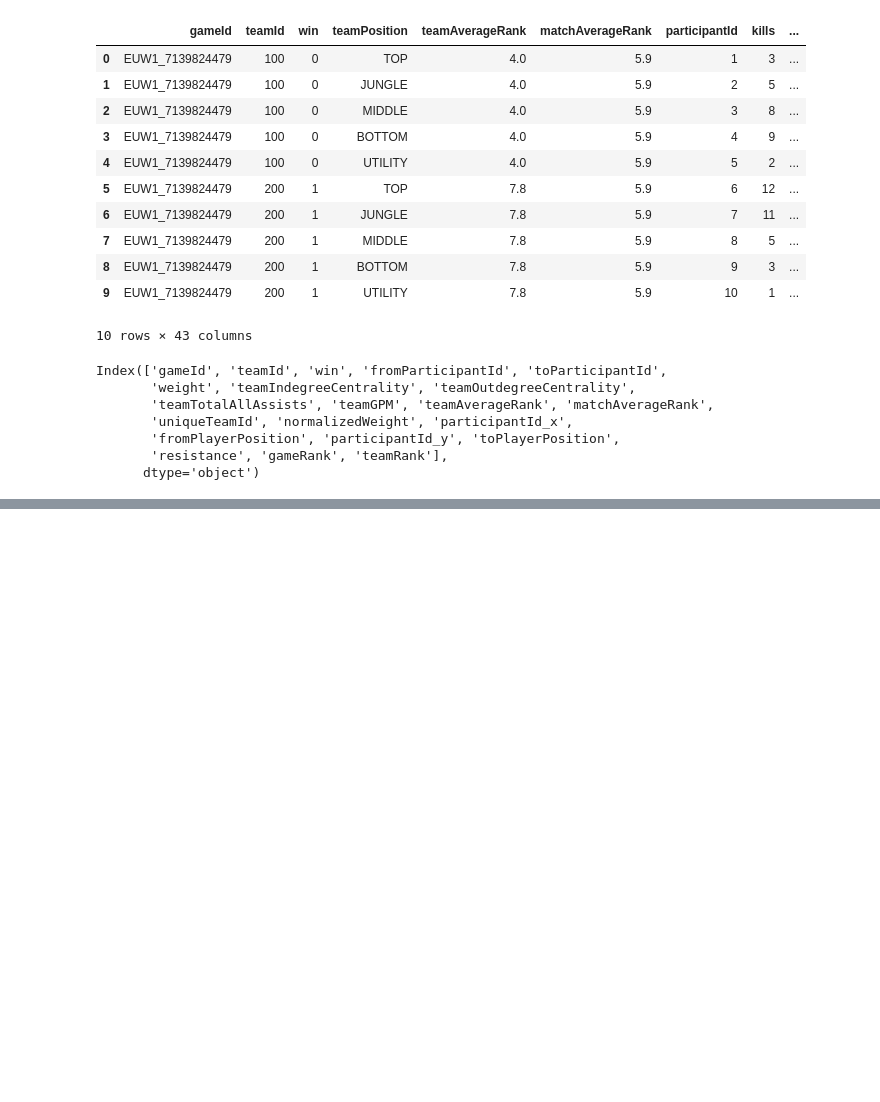
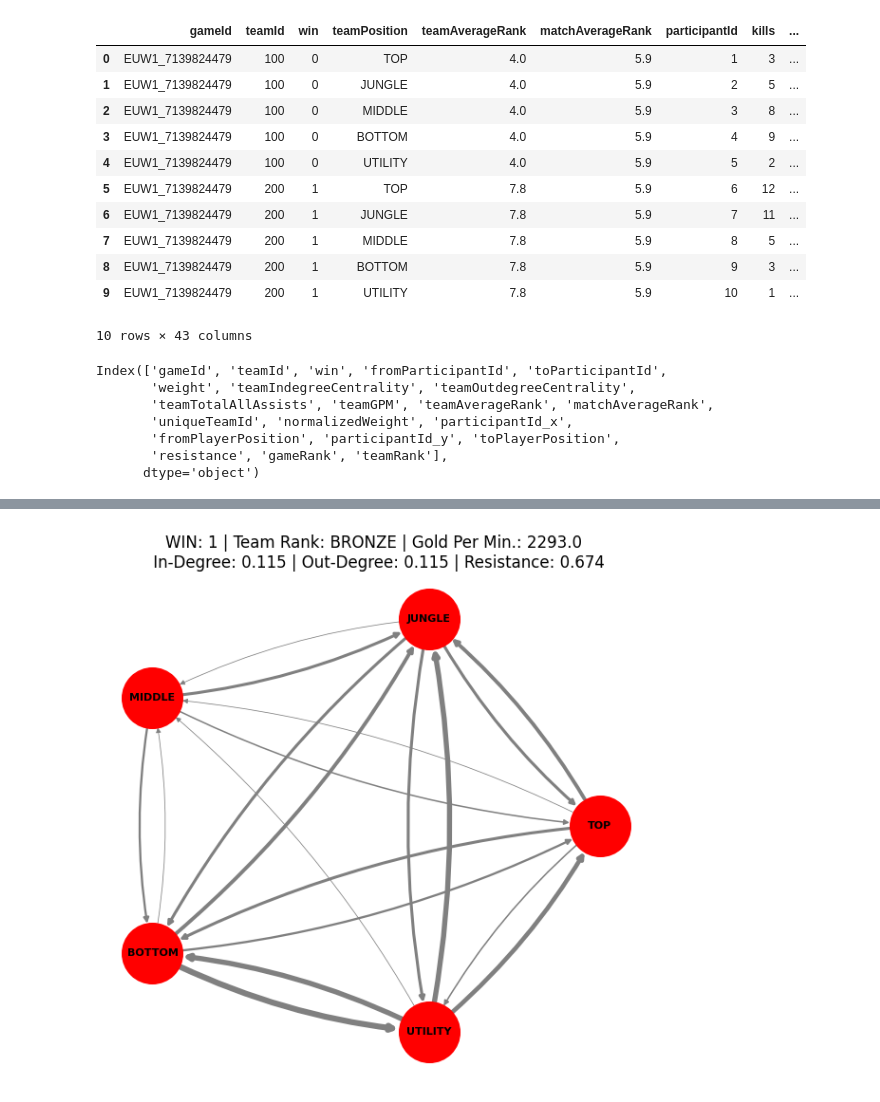
Before and after one commit to TDI-Lab/Collective-Intelligence-LoL, a Jupyter notebook: notebooks/totalMatchAnalysis.ipynb, the cells around one changed output, grey strips where cells are left out. Saved outputs shown, nothing was run; the diff lists cells and outputs as text; code cells hidden in the pictures; blank space fills up the shorter version.

```diff
--- a/notebooks/totalMatchAnalysis.ipynb
+++ b/notebooks/totalMatchAnalysis.ipynb
@@ -763,0 +772,98 @@ for idx, gameId in enumerate(gameIds[0:2]):
+# %%
+### Selective selection of teams and matches
+
+# Bad Players and Bad Team
+# EUN1_3674432138 100 LOSS
+# EUN1_3674859389 200
+# TR1_1556136687 100
+# TR1_1557328989 100 -> select
+
+# Good player but bad team
+# EUW1_6989460298 100 LOSS -> select
+# EUN1_3675255343 100 LOSS
+# ME1_4881433 100 LOSS
+# ME1_4967396 100 -> select
+# TR1_1557321820 200
+
+# Good Players and Good Team
+# EUN1_3674082346 100
+# TR1_1557321820 100
+# TR1_1557947149 200 -> select
+# TR1_1558005152 200
+# TR1_1557328989 200
+
+# Bad Player but good team
+# EUW1_7118184187 100
+# EUW1_7130627224 200 -> select
+# EUW1_7132696167 200
+# EUW1_7143391223 100
+# EUW1_7144046185 100
+
+
+# these are 4 games that I handpicked after clustering of good and bad teams with majority good and bad and players
+selectiveGameIds = ['TR1_1557947149', 'EUW1_7130627224', 'EUW1_6989460298', 'TR1_1557328989']
+selectiveTeamIds = [200, 200, 100, 100, 100]
+
+# use incremental ranges of gameIds to save figure locally
+for idx, (teamId, gameId) in enumerate(zip(selectiveTeamIds, selectiveGameIds)):
+    # team level data of two teams in the same match-up
+    fig, axes = plt.subplots(figsize=(6, 6))
+    if teamId == 100:
+        blueTeamDF = edgesDF[(edgesDF['gameId'] == gameId) & (edgesDF['teamId'] == 100)]
+        blueTeamDF = blueTeamDF[(blueTeamDF['toParticipantId'] >= 1) & (blueTeamDF['toParticipantId'] <= 5)] # additional filter to remove any steals or lease
+        blueTeamEdges = [ (i*40) for i in blueTeamDF['normalizedWeight'] ]
+
+        blueTeamAvgRank = blueTeamDF['teamRank'].iloc[0]
+        blueTeamWins = blueTeamDF['win'].iloc[0]
+        blueTeamGPM = blueTeamDF['teamGPM'].iloc[0]
+        blueTeamInD = blueTeamDF['teamIndegreeCentrality'].iloc[0]
+        blueTeamOutD = blueTeamDF['teamOutdegreeCentrality'].iloc[0]
+        blueTeamRes = blueTeamDF['resistance'].iloc[0]
+
+        blueTeamText = f'WIN: {blueTeamWins} | Team Rank: {blueTeamAvgRank} | Gold Per Min.: {blueTeamGPM} \n In-Degree: {blueTeamInD:.3f} | Out-Degree: {blueTeamOutD:.3f} | Resistance: {blueTeamRes:.3f}'
+        matchRank = blueTeamDF['gameRank'].iloc[0]
+        titleText = f'Match ID: {gameId}    Match Tier: {matchRank}'
+
+        # create network graph objects
+        BTG = nx.from_pandas_edgelist(blueTeamDF, source='fromPlayerPosition', target='toPlayerPosition', edge_attr='normalizedWeight', create_using=nx.MultiDiGraph(directed=True))
+        posB = nx.circular_layout(BTG)
+
+        nx.draw(BTG, pos=posB, ax=axes, with_labels=True, node_size=2100, node_color="lightblue", font_size=8, connectionstyle='arc3,rad=0.1', font_weight="bold", arrowsize=8, width=blueTeamEdges, edge_color='gray')
+        axes.set_title(blueTeamText)
+
+    else:
+        redTeamDF = edgesDF[(edgesDF['gameId'] == gameId) & (edgesDF['teamId'] == 200)]
+        redTeamDF = redTeamDF[(redTeamDF['toParticipantId'] >= 6) & (redTeamDF['toParticipantId'] <= 10)] # additional filter to remove any steal or lease
+        redTeamEdges = [ (i*40) for i in redTeamDF['normalizedWeight'] ]
+
+        redTeamAvgRank = redTeamDF['teamRank'].iloc[0]
+        redTeamWins = redTeamDF['win'].iloc[0]
+        redTeamGPM = redTeamDF['teamGPM'].iloc[0]
+        redTeamGPM = redTeamDF['teamGPM'].iloc[0]
+        redTeamInD = redTeamDF['teamIndegreeCentrality'].iloc[0]
+        redTeamOutD = redTeamDF['teamOutdegreeCentrality'].iloc[0]
+        redTeamRes = redTeamDF['resistance'].iloc[0]
+
+        redTeamText = f'WIN: {redTeamWins} | Team Rank: {redTeamAvgRank} | Gold Per Min.: {redTeamGPM} \n In-Degree: {redTeamInD:.3f} | Out-Degree: {redTeamOutD:.3f} | Resistance: {redTeamRes:.3f}'
+        matchRank = redTeamDF['gameRank'].iloc[0]
+        titleText = f'Match ID: {gameId}    Match Tier: {matchRank}'
+
+        # create network graph objects
+        RTG = nx.from_pandas_edgelist(redTeamDF, source='fromPlayerPosition', target='toPlayerPosition', edge_attr='normalizedWeight', create_using=nx.MultiDiGraph(directed=True))
+        posR = nx.circular_layout(RTG)
+
+        nx.draw(RTG, pos=posR, ax=axes, with_labels=True, node_size=2100, node_color="red", font_size=8, connectionstyle='arc3,rad=0.1', font_weight="bold", arrowsize=8, width=redTeamEdges, edge_color='gray')
+        axes.set_title(redTeamText)
+
+    # Match title
+    # plt.suptitle(titleText, fontsize=16)
+    plt.tight_layout()
+    plt.show()
+
+    # save the figure
+    # output_path = f'../graphs/{matchRank}/{gameId}.png'
+    # plt.savefig(output_path, format='png', dpi=300)
+    # print(f"Image {output_path} saved successfully")
+    plt.clf()
+# %% [output]
+[figure, added]
```
Also changed, not shown: parts of 5 cells of this notebook.
